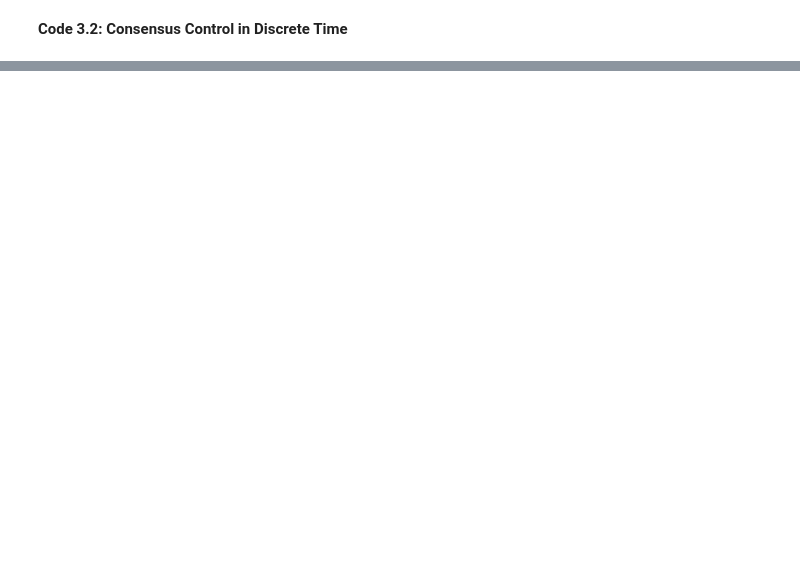
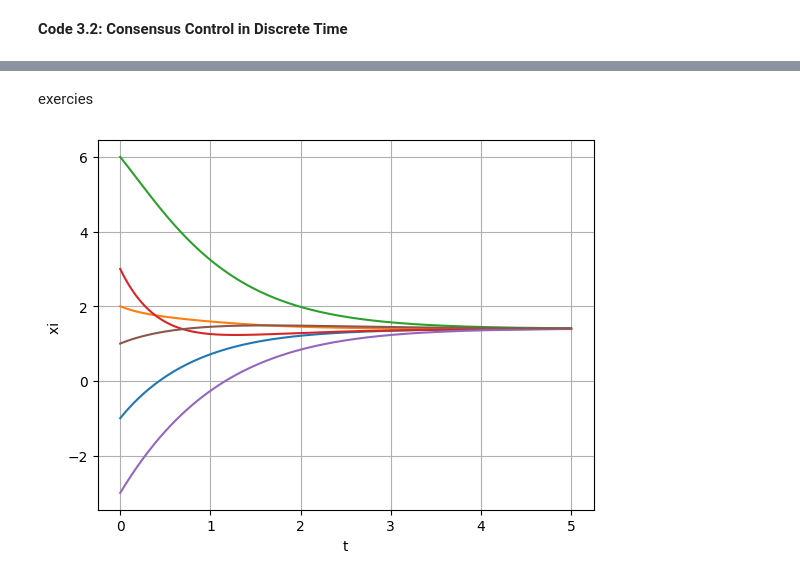
Before and after one commit to AhmedSoliman3/Control-of-Multi-agent-Systems, a Jupyter notebook: ch 3 Consensus Control/3-2 Consensus Control in Discrete Time.ipynb, the cells around one changed output, grey strips where cells are left out. Drawn from its saved outputs; the diff is of its cells as text; code cells hidden in the pictures; blank space fills up the shorter version.

```diff
--- a/ch 3 Consensus Control/3-2 Consensus Control in Discrete Time.ipynb
+++ b/ch 3 Consensus Control/3-2 Consensus Control in Discrete Time.ipynb
@@ -49,0 +103,32 @@ plt.show()
+# %% [markdown]
+exercies
+# %%
+from scipy. integrate import odeint
+import numpy as np
+import matplotlib. pyplot as plt
+
+def MAS(x,t,L):
+
+    dxdt = np.dot(-L,x)
+
+    return dxdt
+
+L = np.array([
+    [ 1, -1, 0, 0, 0, 0],
+    [ 0, 2, -1, 0, -1, 0],
+    [ 0, 0, 1, -1, 0, 0],
+    [-1, -1, 0, 2, 0, 0],
+    [ 0, 0, 0, 0, 1, -1],
+    [ 0, -1, 0, 0, 0, 1]])
+
+x0 = np.array([-1, 2, 6, 3, -3, 1])
+t = np.arange(0, 5, 0.001)
+x = odeint(MAS , x0 , t, args=(L,))
+
+plt.plot(t,x)
+plt.xlabel('t')
+plt.ylabel('xi ')
+plt.grid()
+plt.show()
+# %% [output]
+[figure, added]
```
Also changed, not shown: parts of 3 cells of this notebook, 1 other file.
